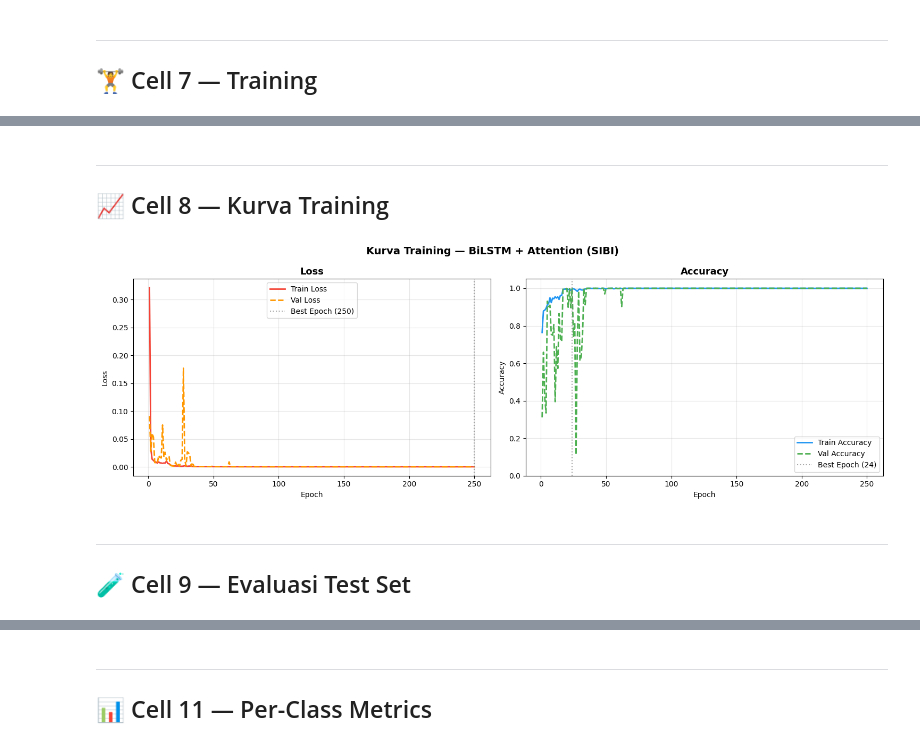
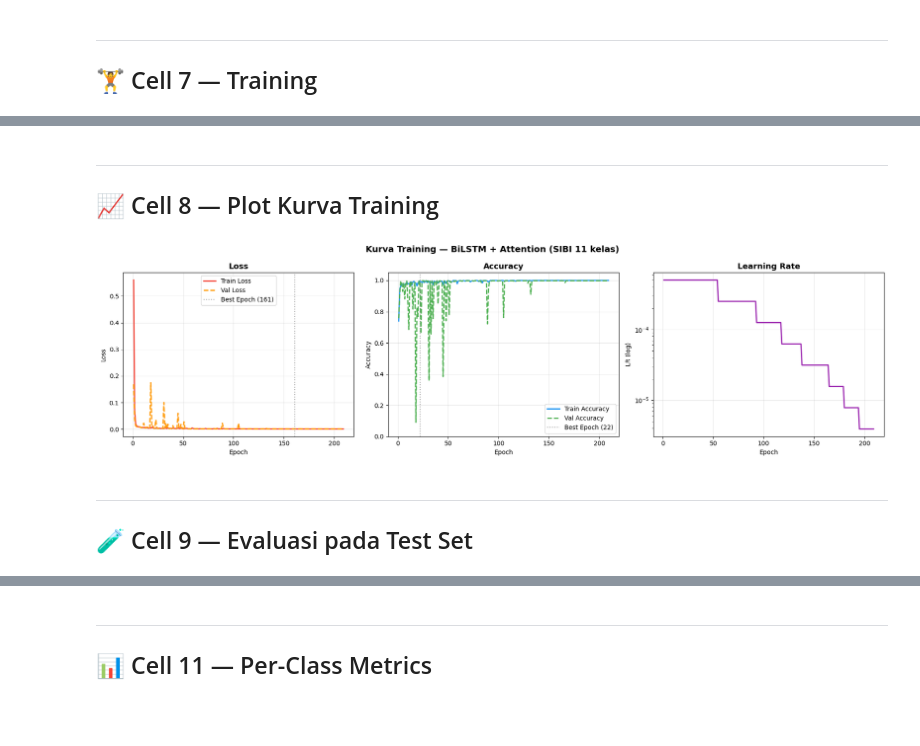
Before and after one commit to dersterngreifer/sibi-sign-language-slbn-jember-model, a Jupyter notebook: TrainingModel/Training11Class/Training11Class.ipynb, the cells around one changed output, grey strips where cells are left out. Saved outputs shown, nothing was run; the diff lists cells and outputs as text; code cells hidden in the pictures; blank space fills up the shorter version.

```diff
--- a/TrainingModel/Training11Class/Training11Class.ipynb
+++ b/TrainingModel/Training11Class/Training11Class.ipynb
@@ -111,12 +141,12 @@ for action in actions:
 
     print(f'  {action:12s}: {loaded} dimuat, {skipped} dilewati')
 
-X     = np.array(sequences)
+X     = np.array(sequences, dtype=np.float32)
 y_int = np.array(labels)
 y     = to_categorical(y_int, num_classes=len(actions))
 
-print(f'\n✅ Shape X : {X.shape}')  # (N, 45, 258)
-print(f'✅ Shape y : {y.shape}')    # (N, 3)
+print(f'\n✅ Shape X : {X.shape}')   # (N, 45, 258)
+print(f'✅ Shape y : {y.shape}')      # (N, 11)
 print('\nDistribusi kelas:')
 for u, c in zip(*np.unique(y_int, return_counts=True)):
     print(f'  {actions[u]:12s}: {c} sequence')
@@ -140,0 +174,22 @@ Label map: {'Saya': 0, 'Makan': 1, 'Obat': 2, 'Agar': 3, 'Kuat': 4, 'Buah': 5, '
+# %%
+# ════════════════════════════════════════════════════════════
+#  PERBAIKAN PENTING: SPLIT DILAKUKAN SEBELUM AUGMENTASI
+#  Dulu split setelah augmentasi → versi noise/scale dari sequence
+#  yang sama bisa masuk ke train DAN test → test accuracy palsu 100%
+#  tapi di inference real-time tertukar.
+# ════════════════════════════════════════════════════════════
+
+# 70% train | 15% val | 15% test — stratified pada DATA ASLI
+X_train_raw, X_temp_raw, y_train_raw, y_temp_raw = train_test_split(
+    X, y_int, test_size=0.30, random_state=SEED, stratify=y_int
+)
+X_val_raw, X_test_raw, y_val_raw, y_test_raw = train_test_split(
+    X_temp_raw, y_temp_raw, test_size=0.50, random_state=SEED, stratify=y_temp_raw
+)
+
+print(f'Train (asli) : {X_train_raw.shape[0]} sequence')
+print(f'Val   (asli) : {X_val_raw.shape[0]} sequence')
+print(f'Test  (asli) : {X_test_raw.shape[0]} sequence')
+print('\nDistribusi train asli:')
+for u, c in zip(*np.unique(y_train_raw, return_counts=True)):
+    print(f'  {actions[u]:12s}: {c}')
@@ -429,44 +716,57 @@ Epoch 5/250
 # %% [markdown]
 ---
-## 📈 Cell 8 — Kurva Training
+## 📈 Cell 8 — Plot Kurva Training
 # %%
-fig, axes = plt.subplots(1, 2, figsize=(15, 5))
+fig, axes = plt.subplots(1, 3, figsize=(18, 5))
 epochs_range = range(1, len(history.history['loss']) + 1)
 
 ax = axes[0]
 ax.plot(epochs_range, history.history['loss'],
         color='#F44336', linewidth=2, label='Train Loss')
 ax.plot(epochs_range, history.history['val_loss'],
         color='#FF9800', linewidth=2, linestyle='--', label='Val Loss')
 best_ep = np.argmin(history.history['val_loss']) + 1
 ax.axvline(x=best_ep, color='gray', linestyle=':', alpha=0.7,
            label=f'Best Epoch ({best_ep})')
 ax.set_title('Loss', fontsize=13, fontweight='bold')
 ax.set_xlabel('Epoch'); ax.set_ylabel('Loss')
 ax.legend(); ax.grid(alpha=0.3)
 
 ax = axes[1]
 ax.plot(epochs_range, history.history['accuracy'],
         color='#2196F3', linewidth=2, label='Train Accuracy')
 ax.plot(epochs_range, history.history['val_accuracy'],
         color='#4CAF50', linewidth=2, linestyle='--', label='Val Accuracy')
 best_ep_acc = np.argmax(history.history['val_accuracy']) + 1
 ax.axvline(x=best_ep_acc, color='gray', linestyle=':', alpha=0.7,
            label=f'Best Epoch ({best_ep_acc})')
 ax.set_title('Accuracy', fontsize=13, fontweight='bold')
 ax.set_xlabel('Epoch'); ax.set_ylabel('Accuracy'); ax.set_ylim(0, 1.05)
 ax.legend(); ax.grid(alpha=0.3)
 
-plt.suptitle('Kurva Training — BiLSTM + Attention (SIBI)',
+ax = axes[2]
+if 'learning_rate' in history.history:
+    ax.plot(epochs_range, history.history['learning_rate'],
+            color='#9C27B0', linewidth=2)
+    ax.set_yscale('log')
+    ax.set_title('Learning Rate', fontsize=13, fontweight='bold')
+    ax.set_xlabel('Epoch'); ax.set_ylabel('LR (log)')
+    ax.grid(alpha=0.3)
+else:
+    ax.text(0.5, 0.5, 'LR history\ntidak tersedia',
+            ha='center', va='center', transform=ax.transAxes)
+    ax.set_title('Learning Rate', fontsize=13, fontweight='bold')
+
+plt.suptitle('Kurva Training — BiLSTM + Attention (SIBI 11 kelas)',
              fontsize=14, fontweight='bold')
 plt.tight_layout()
 plt.savefig(f'{PATH_CONFIGURATION_GENERAL}/plot_training_curve.png', dpi=150, bbox_inches='tight')
 plt.show()
 # %% [output]
-[figure, old version]
+[figure, new version]
 # %% [markdown]
 ---
-## 🧪 Cell 9 — Evaluasi Test Set
+## 🧪 Cell 9 — Evaluasi pada Test Set
 # %%
 loss, acc = best_model.evaluate(X_test, y_test, verbose=0)
 print('=' * 50)
```
Also changed, not shown: parts of 22 cells of this notebook, 51 other files.
